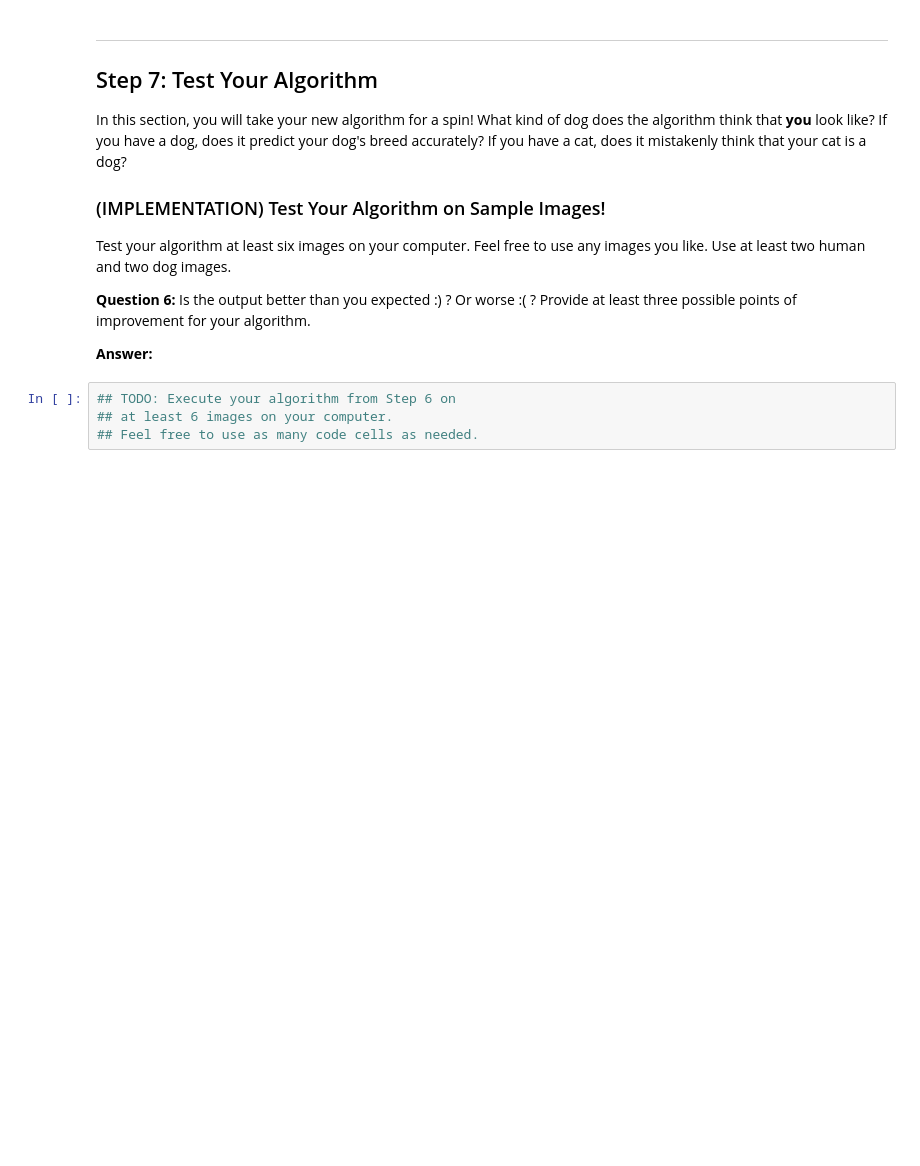
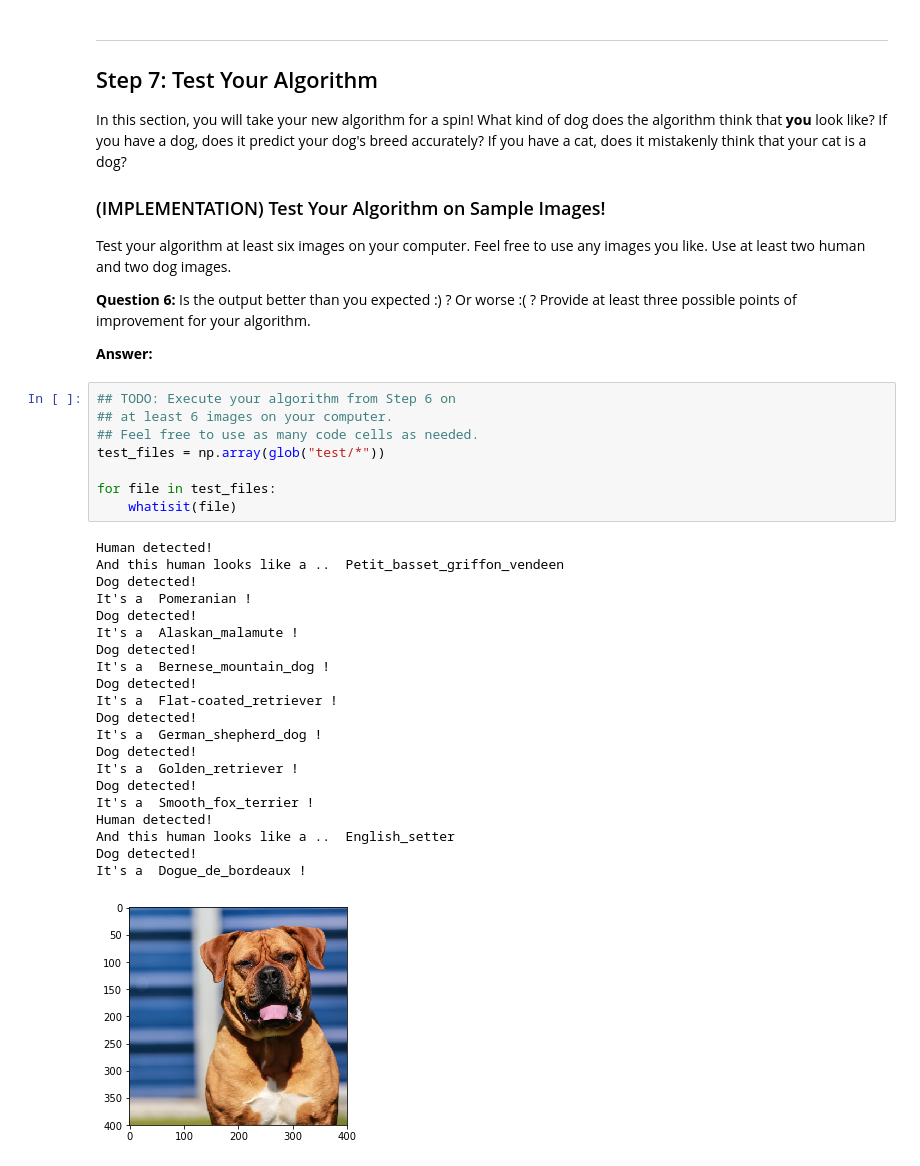
Before and after one commit to divya-nk/CNN-dog-breed, a Jupyter notebook: dog_app.ipynb, the cells around one changed output. Saved outputs shown, nothing was run; the diff lists cells and outputs as text; blank space fills up the shorter version.

```diff
--- a/dog_app.ipynb
+++ b/dog_app.ipynb
@@ -1005,4 +994,30 @@ __Answer:__
 # %%
 ## TODO: Execute your algorithm from Step 6 on
 ## at least 6 images on your computer.
 ## Feel free to use as many code cells as needed.
+test_files = np.array(glob("test/*"))
+
+for file in test_files:
+    whatisit(file)
+# %% [output]
+Human detected!
+And this human looks like a ..  Petit_basset_griffon_vendeen
+Dog detected!
+It's a  Pomeranian !
+Dog detected!
+It's a  Alaskan_malamute !
+Dog detected!
+It's a  Bernese_mountain_dog !
+Dog detected!
+It's a  Flat-coated_retriever !
+Dog detected!
+It's a  German_shepherd_dog !
+Dog detected!
+It's a  Golden_retriever !
+Dog detected!
+It's a  Smooth_fox_terrier !
+Human detected!
+And this human looks like a ..  English_setter
+Dog detected!
+It's a  Dogue_de_bordeaux !
+[figure, added]
```
Also changed, not shown: parts of 13 cells of this notebook, 5 other files.
